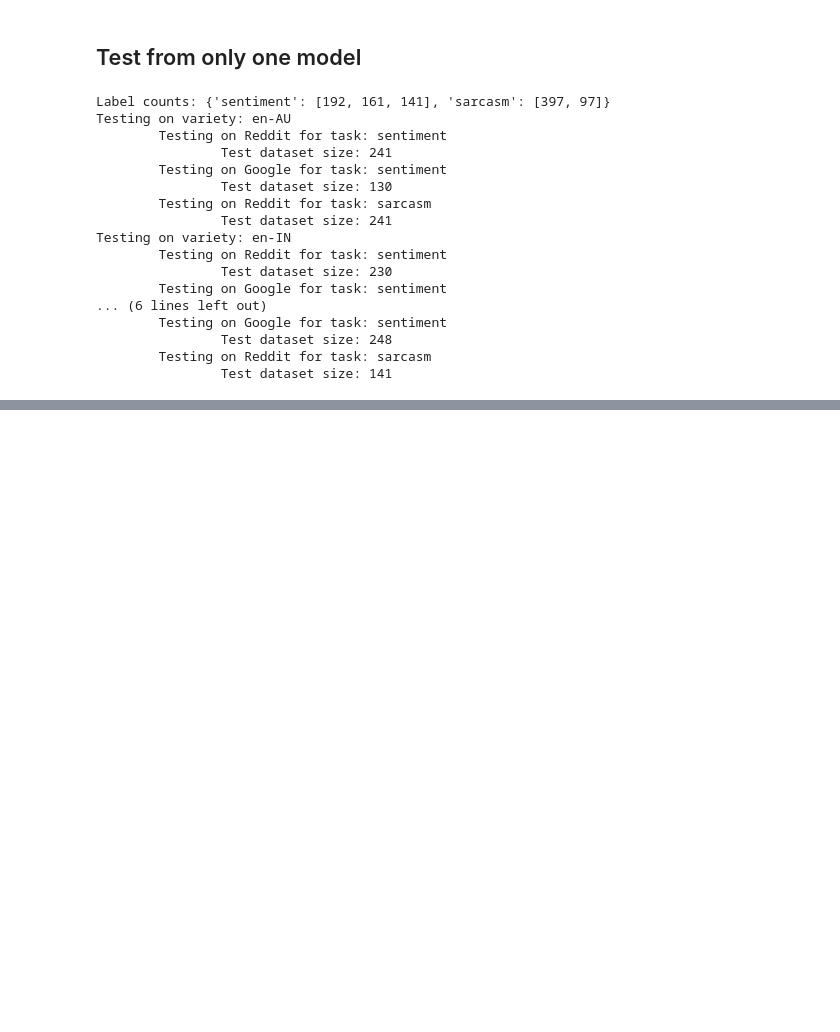
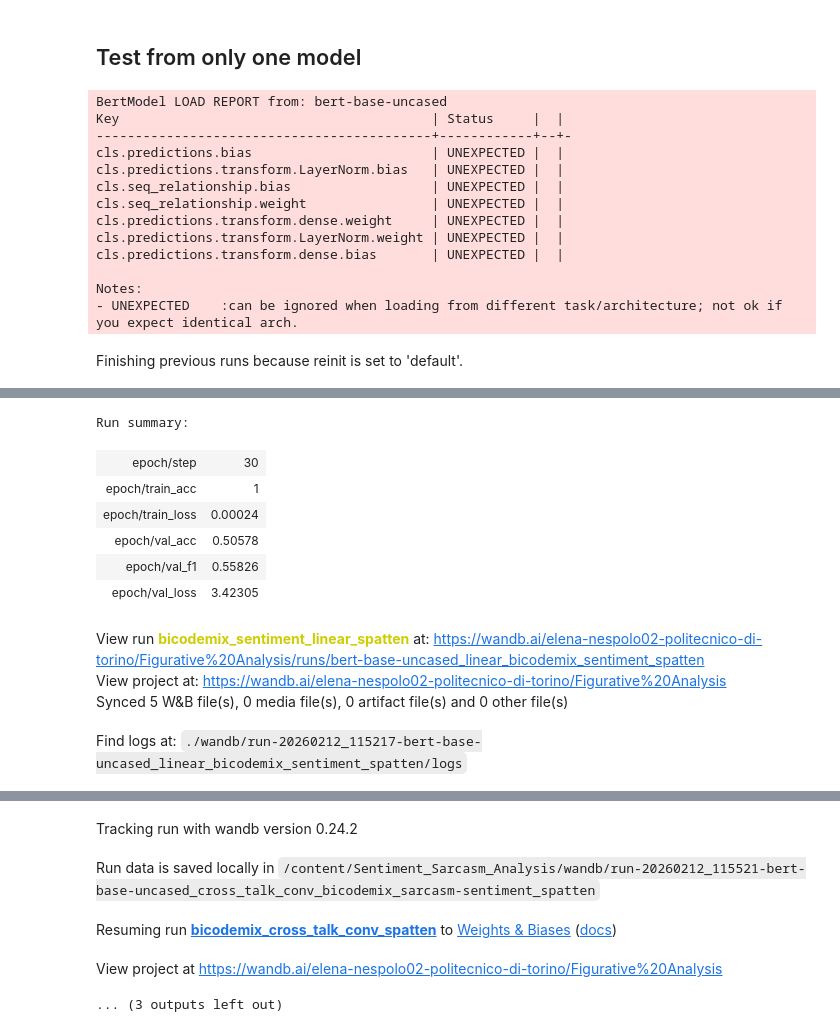
Before and after one commit to elenanespolo/Sentiment_Sarcasm_Analysis, a Jupyter notebook: testing.ipynb, the cells around one changed output, grey strips where cells are left out. Drawn from its saved outputs; the diff is of its cells as text; code cells hidden in the pictures; blank space fills up the shorter version.

Commit message:
fix testing

```diff
--- a/testing.ipynb
+++ b/testing.ipynb
@@ -1036,11 +1083,22 @@ results = {}
 
 # run_id = 'bert-base-uncased_cross_talk_conv_bicodemix_PCGrad_2e-05'
 # run_name = f"{training_dataset_name}_{CFG['classification_head']}"
-# test_model = get_model(CFG, run_id, 30, IS_MULTITASK, device, CFG['classification_head'], use_spAtten, run_name=run_name)
+# test_model = get_model(CFG, run_id, 30, IS_MULTITASK, device, CFG['classification_head'], run_name=run_name)
 
-run_id = f"bert-base-uncased_{CFG['classification_head']}_bicodemix_{CFG['train_dataset_CFG']['task']}_spatten"
-models_root_dir = "./artifacts/"
-test_model = get_model(CFG, run_id, 30, IS_MULTITASK, device, CFG['classification_head'], use_spAtten, models_root_dir=models_root_dir, run_name=run_name)
+# run_id = f"bert-base-uncased_{CFG['classification_head']}_bicodemix_{CFG['train_dataset_CFG']['task']}_spatten"
+# models_root_dir = "./artifacts/"
+# test_model = get_model(CFG, run_id, 30, IS_MULTITASK, device, CFG['classification_head'], models_root_dir=models_root_dir, run_name=run_name)
+
+if CFG['train_dataset_CFG'].get('variety', None) == None and use_spAtten:
+    run_id = f"{CFG['model_name']}_{CFG['classification_head']}_{CFG['train_dataset_CFG']['dataset_name']}_{CFG['train_dataset_CFG']['task']}_spatten"
+elif use_spAtten:
+    run_id = f"{CFG['model_name']}_{CFG['classification_head']}_{CFG['train_dataset_CFG']['dataset_name']}_{CFG['train_dataset_CFG']['variety']}_{CFG['train_dataset_CFG']['task']}_spatten"
+elif CFG['train_dataset_CFG'].get('variety', None) == None:
+    run_id = f"{CFG['model_name']}_{CFG['classification_head']}_{CFG['train_dataset_CFG']['dataset_name']}_{CFG['train_dataset_CFG']['task']}"
+else:
+    run_id = f"{CFG['model_name']}_{CFG['classification_head']}_{CFG['train_dataset_CFG']['dataset_name']}_{CFG['train_dataset_CFG']['variety']}_{CFG['train_dataset_CFG']['task']}"
+test_model = get_model(CFG, run_id, 30, IS_MULTITASK, device, CFG['classification_head'], run_name=run_name)
+
 
 labels_count = {}
 for t, cs in train_ds.get_label_count().items():
@@ -1107,20 +1165,17 @@ for variety in ['en-AU', 'en-IN', 'en-UK']:
             'f1': test_f1
         }
 # %% [output]
-Label counts: {'sentiment': [192, 161, 141], 'sarcasm': [397, 97]}
-Testing on variety: en-AU
-        Testing on Reddit for task: sentiment
-                Test dataset size: 241
-        Testing on Google for task: sentiment
-                Test dataset size: 130
-        Testing on Reddit for task: sarcasm
-                Test dataset size: 241
-Testing on variety: en-IN
-        Testing on Reddit for task: sentiment
-                Test dataset size: 230
-        Testing on Google for task: sentiment
-... (6 lines left out)
-        Testing on Google for task: sentiment
-                Test dataset size: 248
-        Testing on Reddit for task: sarcasm
-                Test dataset size: 141
+BertModel LOAD REPORT from: bert-base-uncased
+Key                                        | Status     |  |
+-------------------------------------------+------------+--+-
+cls.predictions.bias                       | UNEXPECTED |  |
+cls.predictions.transform.LayerNorm.bias   | UNEXPECTED |  |
+cls.seq_relationship.bias                  | UNEXPECTED |  |
+cls.seq_relationship.weight                | UNEXPECTED |  |
+cls.predictions.transform.dense.weight     | UNEXPECTED |  |
+cls.predictions.transform.LayerNorm.weight | UNEXPECTED |  |
+cls.predictions.transform.dense.bias       | UNEXPECTED |  |
+
+Notes:
+- UNEXPECTED    :can be ignored when loading from different task/architecture; not ok if you expect identical arch.
+Finishing previous runs because reinit is set to 'default'.
@@ -1126,0 +1183,11 @@ Testing on variety: en-IN
+Run summary:
+| epoch/step | 30 |
+| epoch/train_acc | 1 |
+| epoch/train_loss | 0.00024 |
+| epoch/val_acc | 0.50578 |
+| epoch/val_f1 | 0.55826 |
+| epoch/val_loss | 3.42305 |
+View run bicodemix_sentiment_linear_spatten at: https://wandb.ai/elena-nespolo02-politecnico-di-torino/Figurative%20Analysis/runs/bert-base-uncased_linear_bicodemix_sentiment_spatten
+View project at: https://wandb.ai/elena-nespolo02-politecnico-di-torino/Figurative%20Analysis
+Synced 5 W&B file(s), 0 media file(s), 0 artifact file(s) and 0 other file(s)
+Find logs at: ./wandb/run-20260212_115217-bert-base-uncased_linear_bicodemix_sentiment_spatten/logs
@@ -1127,3 +1195,8 @@ Testing on variety: en-IN
+Tracking run with wandb version 0.24.2
+Run data is saved locally in /content/Sentiment_Sarcasm_Analysis/wandb/run-20260212_115521-bert-base-uncased_cross_talk_conv_bicodemix_sarcasm-sentiment_spatten
+Resuming run bicodemix_cross_talk_conv_spatten to Weights & Biases (docs)
+View project at https://wandb.ai/elena-nespolo02-politecnico-di-torino/Figurative%20Analysis
+... (3 outputs left out)
 # %%
 results
 # %% [output]
```
Also changed, not shown: parts of 10 cells of this notebook.
